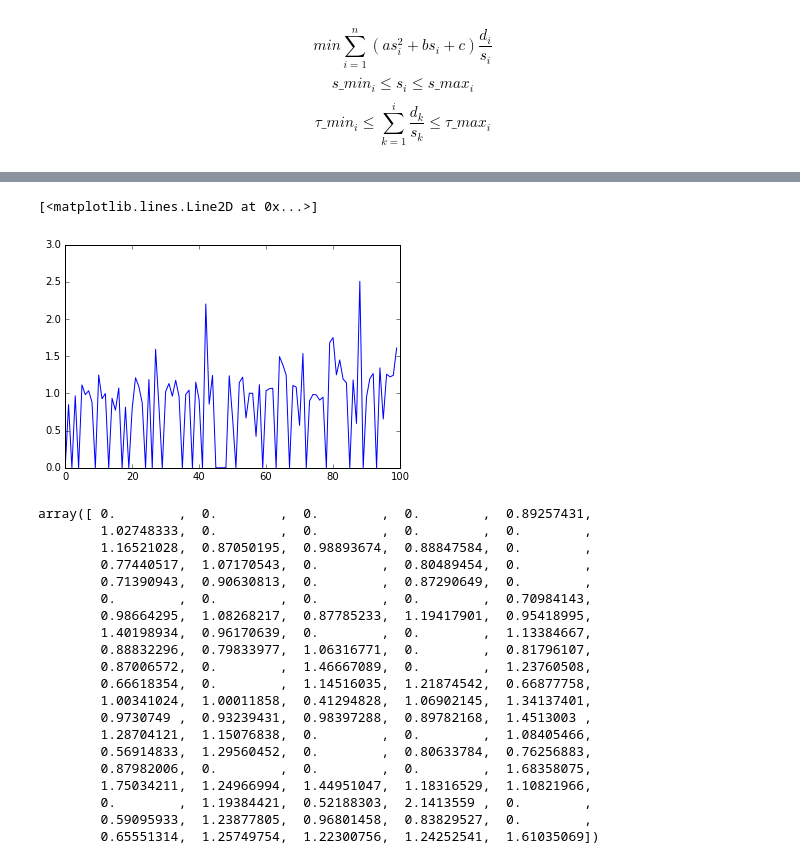
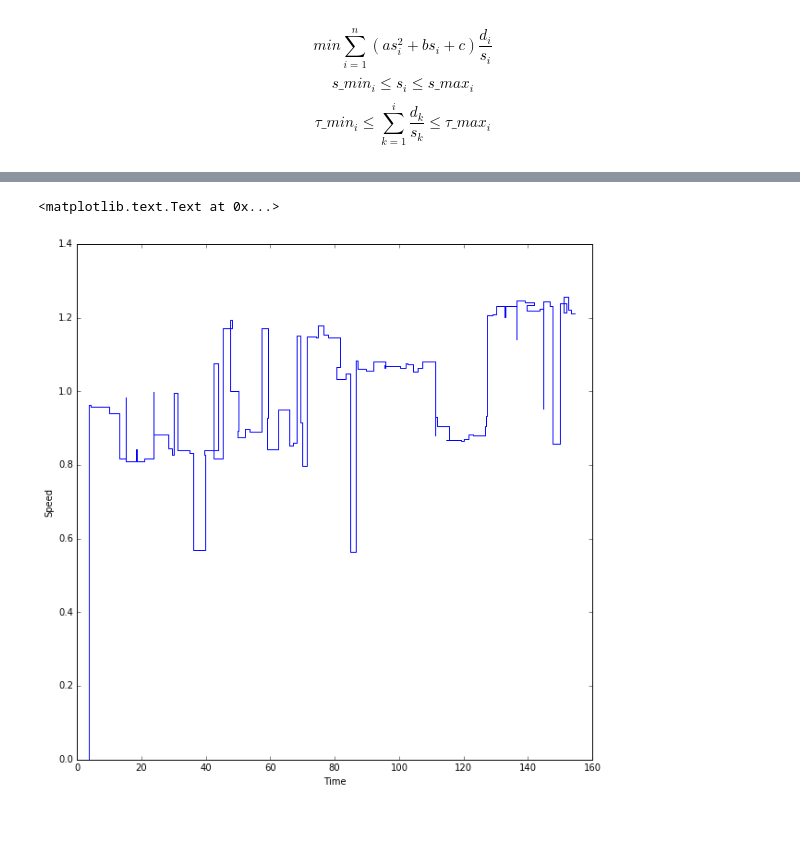
Before and after one commit to Aelphy/skoltech, a Jupyter notebook: term2/optimization_methods/Assignment1/task_1.ipynb, the cells around one changed output, grey strips where cells are left out. Saved outputs shown, nothing was run; the diff lists cells and outputs as text; code cells hidden in the pictures; blank space fills up the shorter version.

```diff
--- a/term2/optimization_methods/Assignment1/task_1.ipynb
+++ b/term2/optimization_methods/Assignment1/task_1.ipynb
@@ -796,15 +796,14 @@ def build_time_table(m, tau_min, tau_max, n):
 # %%
 m = 100
 time_table = build_time_table(m, tau_min, tau_max, n)
-v = np.zeros((n, m))
-path = np.zeros((n, m))
+path = np.zeros((n, m), dtype=np.int)
+velocities = np.zeros((n, m))
 
 for i in range(m):
     speed = d[0, 0] / time_table[0, i]
 
     if speed >= smin[0] and speed <= smax[0]:
         time_table[1, i] = (a * speed ** 2 + b * speed + c) * time_table[0, i]
-        v[0, i] = speed
     else:
         time_table[1, i] = -1
 
@@ -820,6 +819,7 @@ for i in range(1, n):
             if time_table[1, start_index] != -1:
                 start_time = time_table[0, start_index]
                 dt = (end_time - start_time)
+
                 speed = d[i, 0] / dt
 
                 if speed >= smin[i] and speed <= smax[i]:
@@ -827,12 +827,13 @@ for i in range(1, n):
 
                     if total_fuel_consumption <= time_table[1, end_index]:
                         time_table[1, end_index] = total_fuel_consumption
-                        v[i, j] = speed
                         path[i, j] = k
+                        velocities[i, j] = speed
 
         if time_table[1, end_index] == np.inf:
             time_table[1, end_index] = -1
             path[i, j] = -1
+            velocities[i, j] = -1
 
 last_row = time_table[1, (n - 1)* m :]
 
@@ -840,15 +841,16 @@ for index, e in enumerate(last_row):
     if e == -1:
         last_row[index] = np.inf
 
-min_index = np.argmin(last_row)
+speeds = np.zeros(n)
+times = np.zeros(n)
 i = n - 1
-velocities = np.zeros(n)
+end_index = np.argmin(last_row)
 
-while i > 0:
-    next_index = int(path[i, min_index])
-    velocities[i] = v[i, next_index]
-    min_index = int(path[i - 1, next_index])
-    print(min_index)
+while i > 1:
+    h = time_table[0, (i - 1) * m + 1] - time_table[0, (i - 1) * m]
+    times[i] = tau_min[i - 1] + end_index * h
+    speeds[i] = velocities[i - 1, end_index]
+    end_index = path[i - 1, end_index]
     i -= 1
 
 print('Fuel consumption is {0} kg'.format(last_row[min_index]))
@@ -873,28 +857,8 @@ Fuel consumption is 2617.91254673 kg
-# %%
-plt.plot(velocities)
-# %% [output]
-[<matplotlib.lines.Line2D at 0x...>]
-[figure, removed]
-# %%
-velocities
-# %% [output]
-array([ 0.        ,  0.        ,  0.        ,  0.        ,  0.89257431,
-        1.02748333,  0.        ,  0.        ,  0.        ,  0.        ,
-        1.16521028,  0.87050195,  0.98893674,  0.88847584,  0.        ,
-        0.77440517,  1.07170543,  0.        ,  0.80489454,  0.        ,
-        0.71390943,  0.90630813,  0.        ,  0.87290649,  0.        ,
-        0.        ,  0.        ,  0.        ,  0.        ,  0.70984143,
-        0.98664295,  1.08268217,  0.87785233,  1.19417901,  0.95418995,
-        1.40198934,  0.96170639,  0.        ,  0.        ,  1.13384667,
-        0.88832296,  0.79833977,  1.06316771,  0.        ,  0.81796107,
-        0.87006572,  0.        ,  1.46667089,  0.        ,  1.23760508,
-        0.66618354,  0.        ,  1.14516035,  1.21874542,  0.66877758,
-        1.00341024,  1.00011858,  0.41294828,  1.06902145,  1.34137401,
-        0.9730749 ,  0.93239431,  0.98397288,  0.89782168,  1.4513003 ,
-        1.28704121,  1.15076838,  0.        ,  0.        ,  1.08405466,
-        0.56914833,  1.29560452,  0.        ,  0.80633784,  0.76256883,
-        0.87982006,  0.        ,  0.        ,  0.        ,  1.68358075,
-        1.75034211,  1.24966994,  1.44951047,  1.18316529,  1.10821966,
-        0.        ,  1.19384421,  0.52188303,  2.1413559 ,  0.        ,
-        0.59095933,  1.23877805,  0.96801458,  0.83829527,  0.        ,
-        0.65551314,  1.25749754,  1.22300756,  1.24252541,  1.61035069])
+# %%
+plt.figure(figsize=(10, 10))
+plt.step(times, speeds)
+plt.xlabel('Time')
+plt.ylabel('Speed')
+# %% [output]
+<matplotlib.text.Text at 0x...>
+[figure, added]
```
Also changed, not shown: parts of 3 cells of this notebook.
